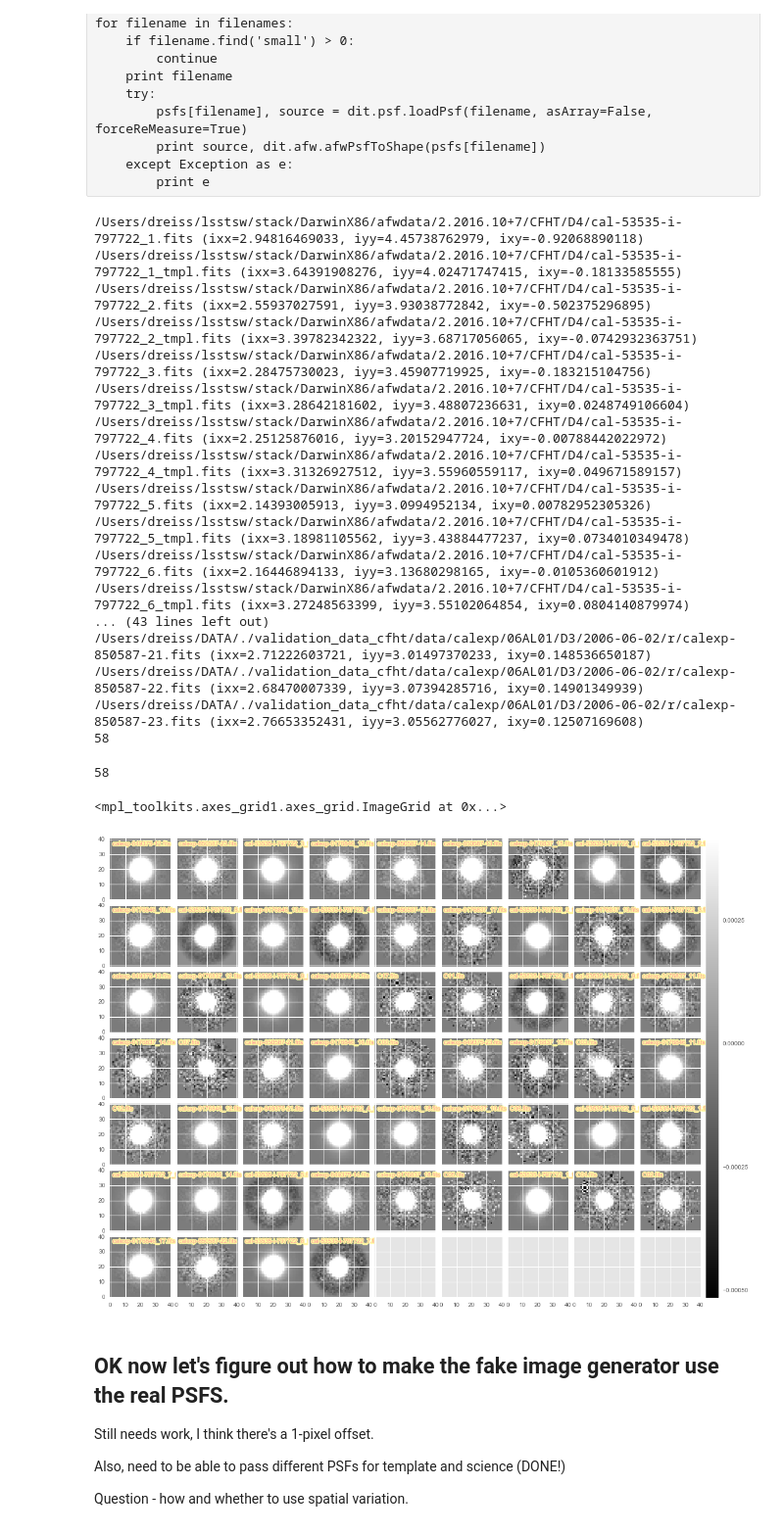
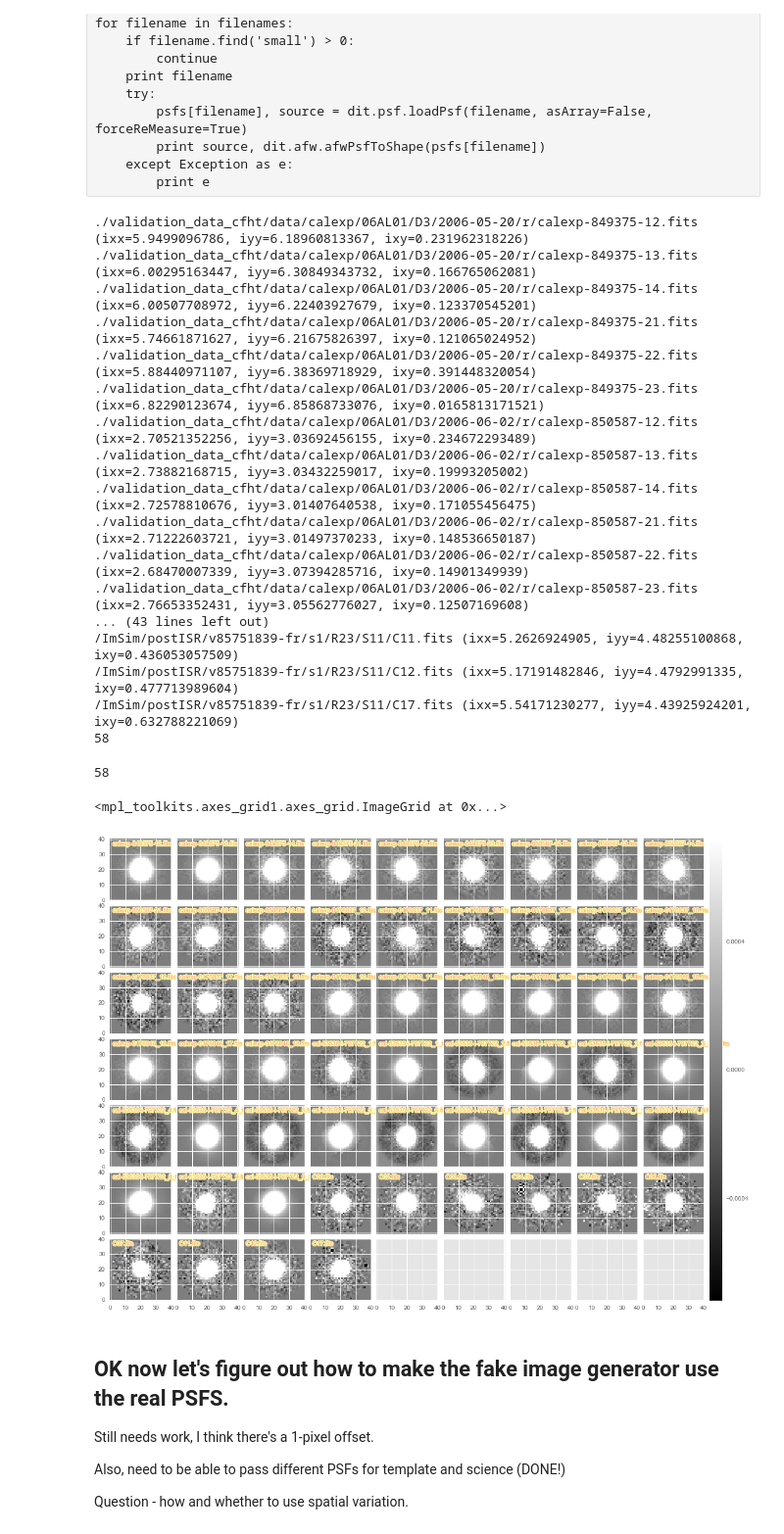
Before and after one commit to lsst-dm/diffimTests, a Jupyter notebook: 30. 4a. other psf models-real PSFs.ipynb, the cells around one changed output. Shown at 98% size. Drawn from its saved outputs; the diff is of its cells as text; code cells hidden in the pictures.

```diff
--- a/30. 4a. other psf models-real PSFs.ipynb
+++ b/30. 4a. other psf models-real PSFs.ipynb
@@ -207,6 +207,7 @@ filenames = glob.glob(afwData + '/CFHT/D4/*.fits')
 filenames.extend(glob.glob(afwData + '/ImSim/postISR/v85751839-fr/s1/R23/S11/*.fits'))
 filenames.extend(glob.glob(drpData + '/validation_data_decam/data/*/calexp/calexp*.fits'))
 filenames.extend(glob.glob(drpData + './validation_data_cfht/data/calexp/06AL01/D3/2006-*/r/calexp*.fits'))
+filenames.sort()
 
 psfs = {}
 for filename in filenames:
@@ -214,7 +215,9 @@ for filename in filenames:
     try:
         psf, source = dit.psf.loadPsf(filename, asArray=False)
         if psf is not None:
-            print filename, dit.afw.afwPsfToShape(psf)
+            printedFilename = filename.replace(afwData, '')
+            printedFilename = printedFilename.replace(drpData, '')
+            print printedFilename, dit.afw.afwPsfToShape(psf)
             psfs[filename] = psf
     except Exception as e:
         pass
@@ -222,35 +225,35 @@ for filename in filenames:
 
 print len(psfs)
 # %% [output]
-/Users/dreiss/lsstsw/stack/DarwinX86/afwdata/2.2016.10+7/CFHT/D4/cal-53535-i-797722_1.fits (ixx=2.94816469033, iyy=4.45738762979, ixy=-0.92068890118)
-/Users/dreiss/lsstsw/stack/DarwinX86/afwdata/2.2016.10+7/CFHT/D4/cal-53535-i-797722_1_tmpl.fits (ixx=3.64391908276, iyy=4.02471747415, ixy=-0.18133585555)
-/Users/dreiss/lsstsw/stack/DarwinX86/afwdata/2.2016.10+7/CFHT/D4/cal-53535-i-797722_2.fits (ixx=2.55937027591, iyy=3.93038772842, ixy=-0.502375296895)
-/Users/dreiss/lsstsw/stack/DarwinX86/afwdata/2.2016.10+7/CFHT/D4/cal-53535-i-797722_2_tmpl.fits (ixx=3.39782342322, iyy=3.68717056065, ixy=-0.0742932363751)
-/Users/dreiss/lsstsw/stack/DarwinX86/afwdata/2.2016.10+7/CFHT/D4/cal-53535-i-797722_3.fits (ixx=2.28475730023, iyy=3.45907719925, ixy=-0.183215104756)
-/Users/dreiss/lsstsw/stack/DarwinX86/afwdata/2.2016.10+7/CFHT/D4/cal-53535-i-797722_3_tmpl.fits (ixx=3.28642181602, iyy=3.48807236631, ixy=0.0248749106604)
-/Users/dreiss/lsstsw/stack/DarwinX86/afwdata/2.2016.10+7/CFHT/D4/cal-53535-i-797722_4.fits (ixx=2.25125876016, iyy=3.20152947724, ixy=-0.00788442022972)
-/Users/dreiss/lsstsw/stack/DarwinX86/afwdata/2.2016.10+7/CFHT/D4/cal-53535-i-797722_4_tmpl.fits (ixx=3.31326927512, iyy=3.55960559117, ixy=0.049671589157)
-/Users/dreiss/lsstsw/stack/DarwinX86/afwdata/2.2016.10+7/CFHT/D4/cal-53535-i-797722_5.fits (ixx=2.14393005913, iyy=3.0994952134, ixy=0.00782952305326)
-/Users/dreiss/lsstsw/stack/DarwinX86/afwdata/2.2016.10+7/CFHT/D4/cal-53535-i-797722_5_tmpl.fits (ixx=3.18981105562, iyy=3.43884477237, ixy=0.0734010349478)
-/Users/dreiss/lsstsw/stack/DarwinX86/afwdata/2.2016.10+7/CFHT/D4/cal-53535-i-797722_6.fits (ixx=2.16446894133, iyy=3.13680298165, ixy=-0.0105360601912)
-/Users/dreiss/lsstsw/stack/DarwinX86/afwdata/2.2016.10+7/CFHT/D4/cal-53535-i-797722_6_tmpl.fits (ixx=3.27248563399, iyy=3.55102064854, ixy=0.0804140879974)
+./validation_data_cfht/data/calexp/06AL01/D3/2006-05-20/r/calexp-849375-12.fits (ixx=5.9499096786, iyy=6.18960813367, ixy=0.231962318226)
+./validation_data_cfht/data/calexp/06AL01/D3/2006-05-20/r/calexp-849375-13.fits (ixx=6.00295163447, iyy=6.30849343732, ixy=0.166765062081)
+./validation_data_cfht/data/calexp/06AL01/D3/2006-05-20/r/calexp-849375-14.fits (ixx=6.00507708972, iyy=6.22403927679, ixy=0.123370545201)
+./validation_data_cfht/data/calexp/06AL01/D3/2006-05-20/r/calexp-849375-21.fits (ixx=5.74661871627, iyy=6.21675826397, ixy=0.121065024952)
+./validation_data_cfht/data/calexp/06AL01/D3/2006-05-20/r/calexp-849375-22.fits (ixx=5.88440971107, iyy=6.38369718929, ixy=0.391448320054)
+./validation_data_cfht/data/calexp/06AL01/D3/2006-05-20/r/calexp-849375-23.fits (ixx=6.82290123674, iyy=6.85868733076, ixy=0.0165813171521)
+./validation_data_cfht/data/calexp/06AL01/D3/2006-06-02/r/calexp-850587-12.fits (ixx=2.70521352256, iyy=3.03692456155, ixy=0.234672293489)
+./validation_data_cfht/data/calexp/06AL01/D3/2006-06-02/r/calexp-850587-13.fits (ixx=2.73882168715, iyy=3.03432259017, ixy=0.19993205002)
+./validation_data_cfht/data/calexp/06AL01/D3/2006-06-02/r/calexp-850587-14.fits (ixx=2.72578810676, iyy=3.01407640538, ixy=0.171055456475)
+./validation_data_cfht/data/calexp/06AL01/D3/2006-06-02/r/calexp-850587-21.fits (ixx=2.71222603721, iyy=3.01497370233, ixy=0.148536650187)
+./validation_data_cfht/data/calexp/06AL01/D3/2006-06-02/r/calexp-850587-22.fits (ixx=2.68470007339, iyy=3.07394285716, ixy=0.14901349939)
+./validation_data_cfht/data/calexp/06AL01/D3/2006-06-02/r/calexp-850587-23.fits (ixx=2.76653352431, iyy=3.05562776027, ixy=0.12507169608)
 ... (43 lines left out)
-/Users/dreiss/DATA/./validation_data_cfht/data/calexp/06AL01/D3/2006-06-02/r/calexp-850587-21.fits (ixx=2.71222603721, iyy=3.01497370233, ixy=0.148536650187)
-/Users/dreiss/DATA/./validation_data_cfht/data/calexp/06AL01/D3/2006-06-02/r/calexp-850587-22.fits (ixx=2.68470007339, iyy=3.07394285716, ixy=0.14901349939)
-/Users/dreiss/DATA/./validation_data_cfht/data/calexp/06AL01/D3/2006-06-02/r/calexp-850587-23.fits (ixx=2.76653352431, iyy=3.05562776027, ixy=0.12507169608)
+/ImSim/postISR/v85751839-fr/s1/R23/S11/C11.fits (ixx=5.2626924905, iyy=4.48255100868, ixy=0.436053057509)
+/ImSim/postISR/v85751839-fr/s1/R23/S11/C12.fits (ixx=5.17191482846, iyy=4.4792991335, ixy=0.477713989604)
+/ImSim/postISR/v85751839-fr/s1/R23/S11/C17.fits (ixx=5.54171230277, iyy=4.43925924201, ixy=0.632788221069)
 58
 # %%
-psftmp = [dit.afw.afwPsfToArray(psfs[key]) for key in psfs]
-psftitles = [os.path.basename(key) for key in psfs]
+psftmp = [dit.afw.afwPsfToArray(psfs[key]) for key in sorted(psfs.keys())]
+psftitles = [os.path.basename(key) for key in sorted(psfs.keys())]
 psftitles = [t for i,t in enumerate(psftitles) if psftmp[i] is not None]
 psftmp = [p for p in psftmp if p is not None]
 print len(psftmp)
 #print psftitles
 dit.plotImageGrid(psftmp, titles=psftitles)
 # %% [output]
 58
 <mpl_toolkits.axes_grid1.axes_grid.ImageGrid at 0x...>
-[figure, old version]
+[figure, new version]
 # %% [markdown]
 ## OK now let's figure out how to make the fake image generator use the real PSFS.
 
```
Also changed, not shown: parts of 8 cells of this notebook.
